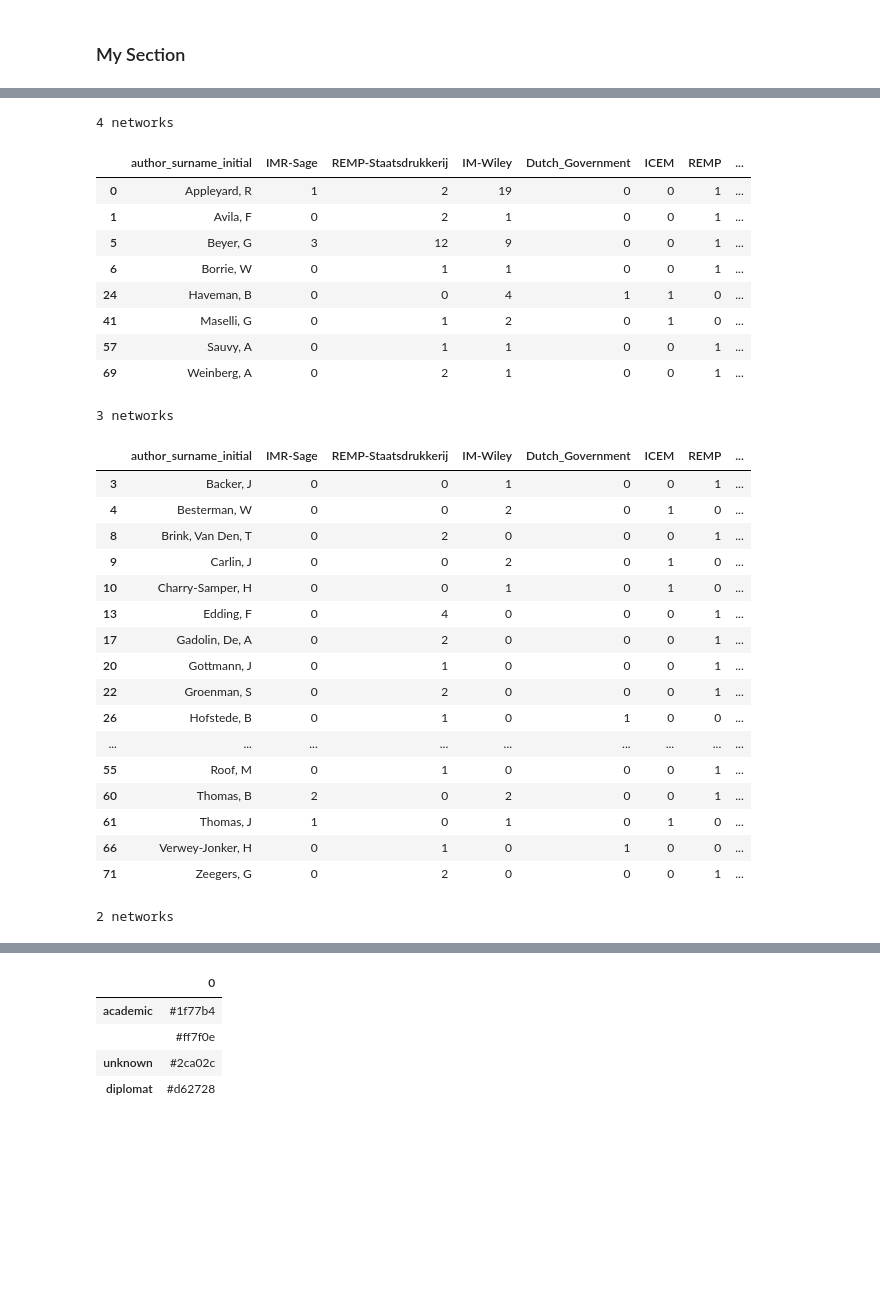
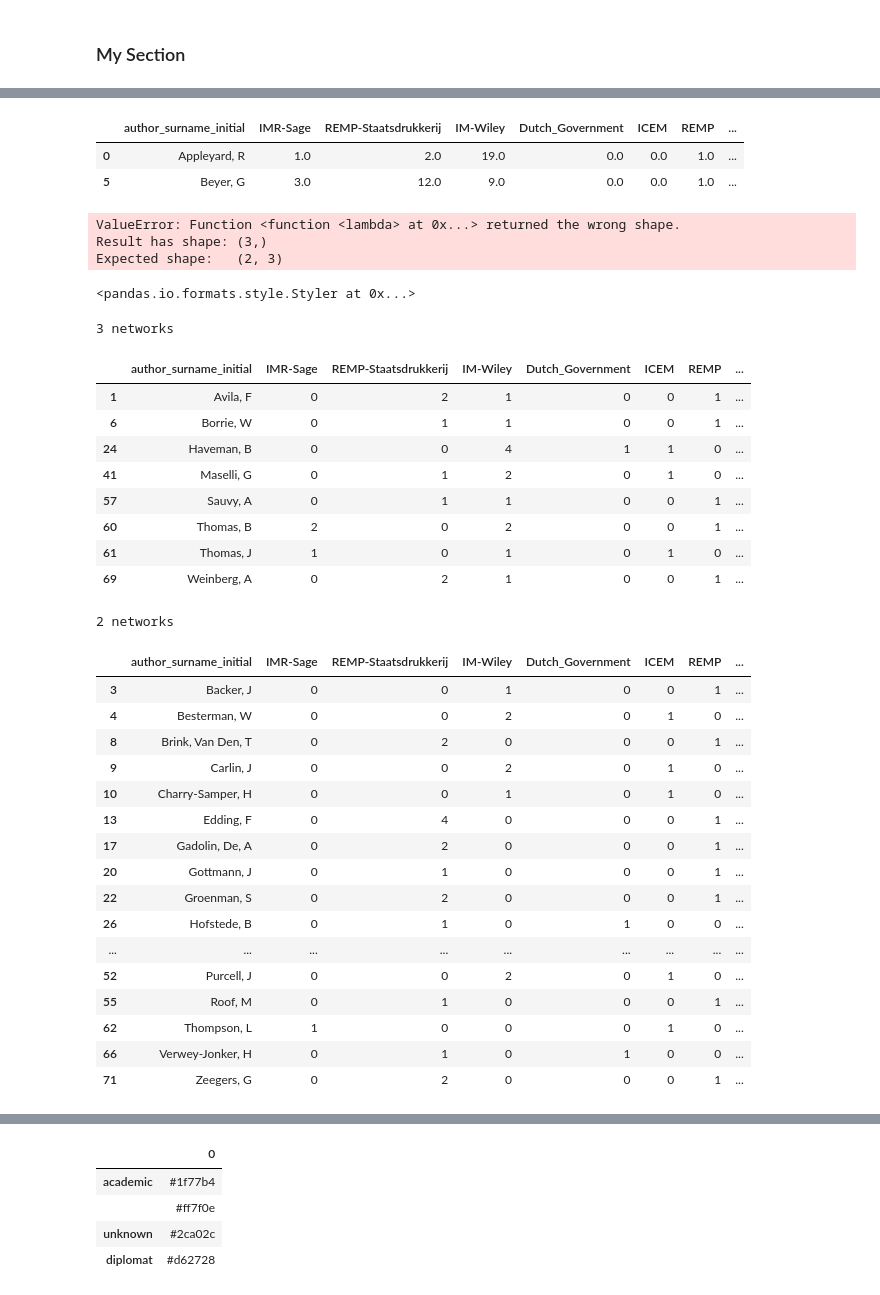
Before and after one commit to HoekR/migrant_discourse, a Jupyter notebook: notebooks/Community-overlap-analysis.ipynb, the cells around one changed output, grey strips where cells are left out. Cells and saved outputs as stored; diff of their text form; code cells hidden in the pictures; blank space fills up the shorter version.

```diff
--- a/notebooks/Community-overlap-analysis.ipynb
+++ b/notebooks/Community-overlap-analysis.ipynb
@@ -611,0 +765,6 @@ overlap_df.sort_values(['network_count','network_mean','total'], ascending=False
+# %%
+overlap_df_total["network_count"] = overlap_df_total[countcols].replace(0,pd.NA).count(axis=1)
+# %%
+overlap_df_total["network_mean"] = overlap_df_total[countcols].mean(axis=1)
+# %%
+overlap_df_total["network_sum"] = overlap_df_total[countcols].sum(axis=1)
@@ -611,0 +777,4 @@ overlap_df.sort_values(['network_count','network_mean','total'], ascending=False
+# %%
+counted_values = overlap_df_total["network_count"].value_counts()
+counted_values.sort_index(ascending=False)
+counted_values
@@ -682,30 +862,40 @@ overlap_with_categories_df.drop_duplicates(inplace=True)
+# %%
+overlap_df_total.loc[overlap_df_total.network_count==4]
+# %% [output]
+|  | author_surname_initial | IMR-Sage | REMP-Staatsdrukkerij | IM-Wiley | Dutch_Government | ICEM | REMP | ... |
+| 0 | Appleyard, R | 1.0 | 2.0 | 19.0 | 0.0 | 0.0 | 1.0 | ... |
+| 5 | Beyer, G | 3.0 | 12.0 | 9.0 | 0.0 | 0.0 | 1.0 | ... |
 # %%
 from IPython.core.display import display, HTML
 style = "style='display:inline'"
 
 
 for i in vals:
     if i>1: # we only want those who appear frequently
-        res = overlap_df.loc[overlap_df.network_count==i]
+        res = overlap_df_total.loc[overlap_df_total.network_count==i]
         #res = res[numcols].apply(lambda x: x.round(0))
         display(res.style
                 .set_table_attributes(style)
                 .set_caption(f'<h1>{i} networks<h1>')
                 .set_precision(0)
                .apply(lambda x:highlight_max(x, color='orange'), subset=article_cols, axis=0)
                .apply(lambda x:highlight_max(x, color='red'), subset=governance_cols, axis=0))
 # %% [output]
-4 networks
+ValueError: Function <function <lambda> at 0x...> returned the wrong shape.
+Result has shape: (3,)
+Expected shape:   (2, 3)
+<pandas.io.formats.style.Styler at 0x...>
+3 networks
 |  | author_surname_initial | IMR-Sage | REMP-Staatsdrukkerij | IM-Wiley | Dutch_Government | ICEM | REMP | ... |
-| 0 | Appleyard, R | 1 | 2 | 19 | 0 | 0 | 1 | ... |
 | 1 | Avila, F | 0 | 2 | 1 | 0 | 0 | 1 | ... |
-| 5 | Beyer, G | 3 | 12 | 9 | 0 | 0 | 1 | ... |
 | 6 | Borrie, W | 0 | 1 | 1 | 0 | 0 | 1 | ... |
 | 24 | Haveman, B | 0 | 0 | 4 | 1 | 1 | 0 | ... |
 | 41 | Maselli, G | 0 | 1 | 2 | 0 | 1 | 0 | ... |
 | 57 | Sauvy, A | 0 | 1 | 1 | 0 | 0 | 1 | ... |
+| 60 | Thomas, B | 2 | 0 | 2 | 0 | 0 | 1 | ... |
+| 61 | Thomas, J | 1 | 0 | 1 | 0 | 1 | 0 | ... |
 | 69 | Weinberg, A | 0 | 2 | 1 | 0 | 0 | 1 | ... |
-3 networks
+2 networks
 |  | author_surname_initial | IMR-Sage | REMP-Staatsdrukkerij | IM-Wiley | Dutch_Government | ICEM | REMP | ... |
 | 3 | Backer, J | 0 | 0 | 1 | 0 | 0 | 1 | ... |
 | 4 | Besterman, W | 0 | 0 | 2 | 0 | 1 | 0 | ... |
@@ -718,9 +908,8 @@ for i in vals:
 | 22 | Groenman, S | 0 | 2 | 0 | 0 | 0 | 1 | ... |
 | 26 | Hofstede, B | 0 | 1 | 0 | 1 | 0 | 0 | ... |
 | ... | ... | ... | ... | ... | ... | ... | ... | ... |
+| 52 | Purcell, J | 0 | 0 | 2 | 0 | 1 | 0 | ... |
 | 55 | Roof, M | 0 | 1 | 0 | 0 | 0 | 1 | ... |
-| 60 | Thomas, B | 2 | 0 | 2 | 0 | 0 | 1 | ... |
-| 61 | Thomas, J | 1 | 0 | 1 | 0 | 1 | 0 | ... |
+| 62 | Thompson, L | 1 | 0 | 0 | 0 | 1 | 0 | ... |
 | 66 | Verwey-Jonker, H | 0 | 1 | 0 | 1 | 0 | 0 | ... |
 | 71 | Zeegers, G | 0 | 2 | 0 | 0 | 0 | 1 | ... |
-2 networks
```
Also changed, not shown: parts of 119 cells of this notebook, 11 other files.
